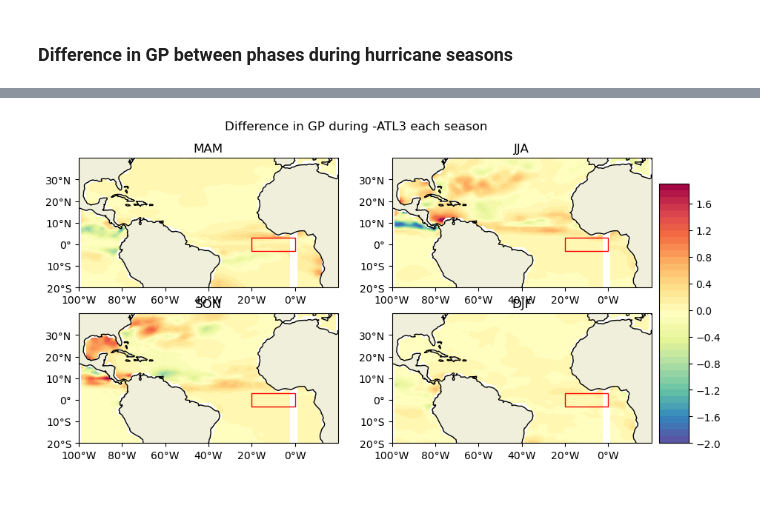
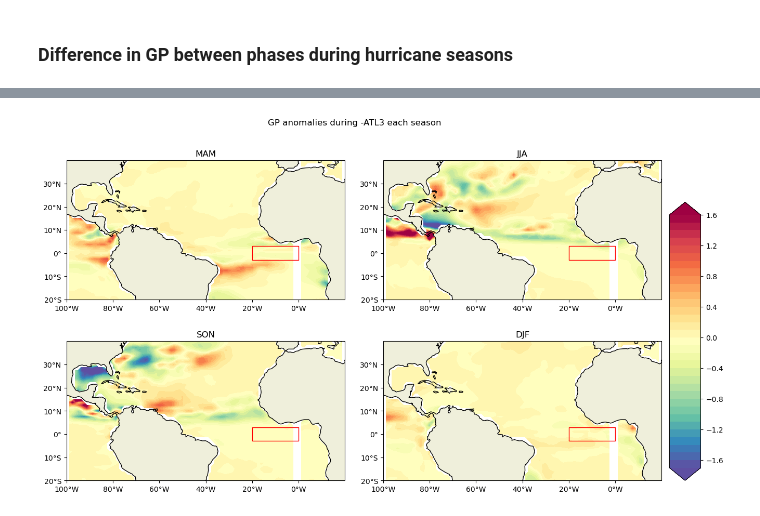
Before and after one commit to allan3prez/ATLN_HG, a Jupyter notebook: AN_GP_analysis.ipynb, the cells around one changed output, grey strips where cells are left out. Saved outputs shown, nothing was run; the diff lists cells and outputs as text; code cells hidden in the pictures.

```diff
--- a/AN_GP_analysis.ipynb
+++ b/AN_GP_analysis.ipynb
@@ -404,7 +406,14 @@ AN_map(PI_SSTA['pval'], box, 'PI and SST pvalue JJA')
 summer = AN.index.where(AN.index['time.season']=='JJA')
 ANoy = AN.index.where(summer >= 0.5, drop=True).time.dt.year
 ANay = AN.index.where(summer <=-0.5, drop=True).time.dt.year
-ANny = AN.index.where((abs(summer) < 0.5), drop=True).time.dt.year
-ANoy = np.unique(ANoy)
-ANay = np.unique(ANay)
-ANny = np.unique(ANny)
+ANny = AN.index.time.dt.year
+ANoy, ANoy_counts = np.unique(ANoy, return_counts=True)
+ANay, ANay_counts = np.unique(ANay, return_counts=True)
+
+# correction to take only when the three months go over the threshold
+ANoy = ANoy[ANoy_counts == 3]
+ANay = ANay[ANay_counts == 3]
+ANny = np.setdiff1d(ANny, ANoy)
+ANny = np.setdiff1d(ANny, ANay)
+print(f"+ATL3: {ANoy}\n -ATL3: {ANay} \n Neutral: {ANny}")
+ANoy.shape[0], ANay.shape[0], ANny.shape[0]
@@ -421,7 +438,7 @@ AN_map(GP_JJA_mean, box, 'GP JJA mean')
 # %%
-GP_ANo = GP.GP.sel(time=GP.GP.time.dt.year.isin(ANoy), drop=True)
-GP_ANa = GP.GP.sel(time=GP.GP.time.dt.year.isin(ANay), drop=True)
-GP_ANn = GP.GP.sel(time=GP.GP.time.dt.year.isin(ANny), drop=True)
+GP_ANo = GP.GP.sel(time=GP.GP.time.dt.year.isin(ANoy))
+GP_ANa = GP.GP.sel(time=GP.GP.time.dt.year.isin(ANay))
+GP_ANn = GP.GP.sel(time=GP.GP.time.dt.year.isin(ANny))
 GP_ANo_m = GP_ANo.mean('time')
 GP_ANa_m = GP_ANa.mean('time')
 GP_ANn_m = GP_ANn.mean('time')
@@ -483,14 +517,14 @@ ANa_JJA = GP_s_ANa.sel(season='JJA')
 ANa_SON = GP_s_ANa.sel(season='SON')
 ANa_DJF = GP_s_ANa.sel(season='DJF')
 # %%
-ANa_diff_MAM = GP_m_MAM - ANa_MAM
-ANa_diff_JJA = GP_m_JJA - ANa_JJA
-ANa_diff_SON = GP_m_SON - ANa_SON
-ANa_diff_DJF = GP_m_DJF - ANa_DJF
+ANa_diff_MAM = ANa_MAM - GP_m_MAM
+ANa_diff_JJA = ANa_JJA - GP_m_JJA
+ANa_diff_SON = ANa_SON - GP_m_SON
+ANa_diff_DJF = ANa_DJF - GP_m_DJF
 # %%
 multi_map(ANa_diff_MAM,
           ANa_diff_JJA,
           ANa_diff_SON,
-          ANa_diff_DJF, box, "Difference in GP during -ATL3 each season")
+          ANa_diff_DJF, box, "GP anomalies during -ATL3 each season", lev=np.arange(-1.7, 1.7, 0.1))
 # %% [output]
-[figure, old version]
+[figure, new version]
```
Also changed, not shown: parts of 21 cells of this notebook, 2 other files.
